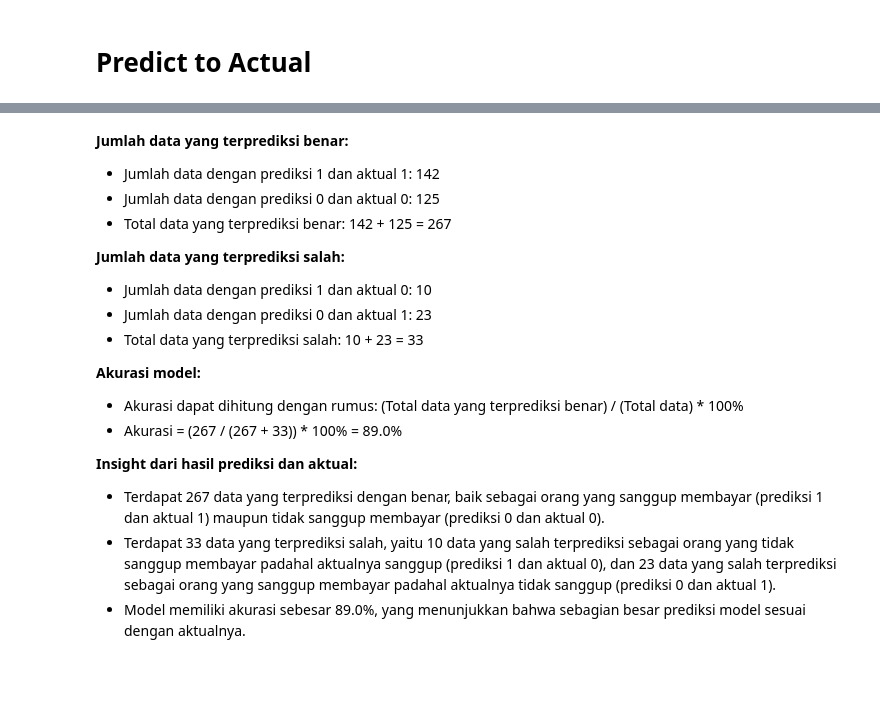
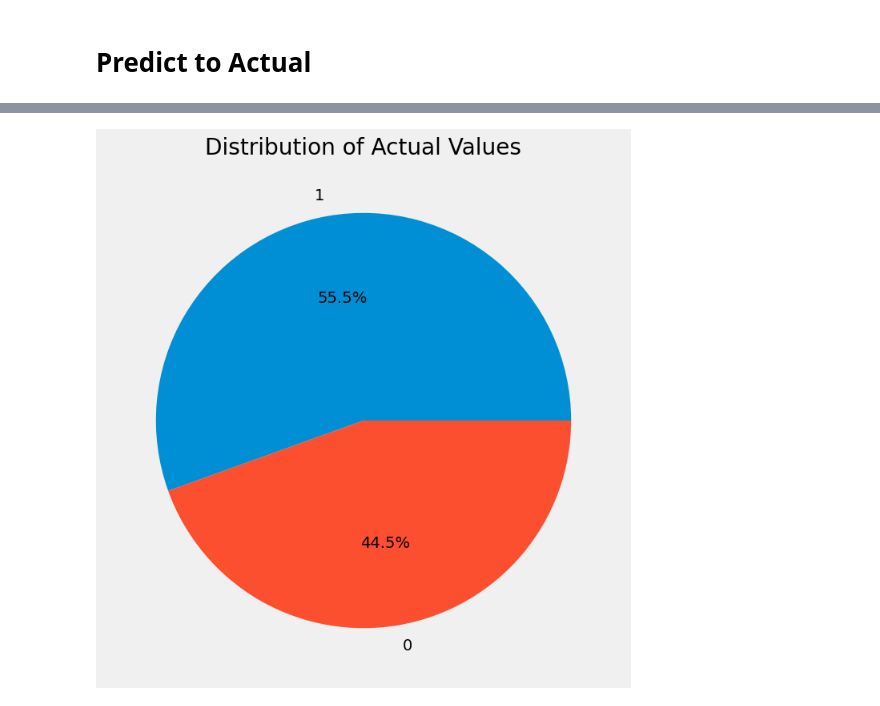
Before and after one commit to supriantositompul/CustomerAnalytics-ChurnPrediction, a Jupyter notebook: Final_Project_The_Revolutionaries.ipynb, the cells around one changed output, grey strips where cells are left out. Cells and saved outputs as stored; diff of their text form; code cells hidden in the pictures; blank space fills up the shorter version.

```diff
--- a/Final_Project_The_Revolutionaries.ipynb
+++ b/Final_Project_The_Revolutionaries.ipynb
@@ -2636,15 +2656,13 @@ pd.DataFrame({'Information Value': ['< 0.02', '0.02 - 0.1', '0.1 - 0.3', '0.3 -
 # %% [markdown]
 # Predict to Actual
 # %%
-# Menampilkan hasil prediksi dan aktual
 import pandas as pd
 
-# Ensure y_pred_smote and y_test have the same length
-y_pred_smote = y_pred_smote[:len(y_test)]
+# Assuming you have the predicted values stored in y_pred_lgb and the actual values in y_test
 
 # Create a DataFrame with predicted and actual values
-data_uji = pd.DataFrame({'Prediksi': y_pred_smote, 'Aktual': y_test})
+df = pd.DataFrame({'Actual': y_test, 'Predicted': y_pred_lgb})
 
 # Print the DataFrame
-print(data_uji)
+print(df)
 # %% [output]
@@ -2686,19 +2683,13 @@ plt.show()
-# %% [markdown]
-**Jumlah data yang terprediksi benar:**
-- Jumlah data dengan prediksi 1 dan aktual 1: 142
-- Jumlah data dengan prediksi 0 dan aktual 0: 125
-- Total data yang terprediksi benar: 142 + 125 = 267
-
-**Jumlah data yang terprediksi salah:**
-- Jumlah data dengan prediksi 1 dan aktual 0: 10
-- Jumlah data dengan prediksi 0 dan aktual 1: 23
-- Total data yang terprediksi salah: 10 + 23 = 33
-
-**Akurasi model:**
-- Akurasi dapat dihitung dengan rumus: (Total data yang terprediksi benar) / (Total data) * 100%
-- Akurasi = (267 / (267 + 33)) * 100% = 89.0%
-
-**Insight dari hasil prediksi dan aktual:**
-- Terdapat 267 data yang terprediksi dengan benar, baik sebagai orang yang sanggup membayar (prediksi 1 dan aktual 1) maupun tidak sanggup membayar (prediksi 0 dan aktual 0).
-- Terdapat 33 data yang terprediksi salah, yaitu 10 data yang salah terprediksi sebagai orang yang tidak sanggup membayar padahal aktualnya sanggup (prediksi 1 dan aktual 0), dan 23 data yang salah terprediksi sebagai orang yang sanggup membayar padahal aktualnya tidak sanggup (prediksi 0 dan aktual 1).
-- Model memiliki akurasi sebesar 89.0%, yang menunjukkan bahwa sebagian besar prediksi model sesuai dengan aktualnya.
+# %%
+import matplotlib.pyplot as plt
+
+# Hitung jumlah masing-masing nilai aktual
+actual_counts = df['Actual'].value_counts()
+
+# Plot pie chart
+plt.figure(figsize=(8, 8))
+plt.pie(actual_counts, labels=actual_counts.index, autopct='%1.1f%%')
+plt.title('Distribution of Actual Values')
+plt.show()
+# %% [output]
+[figure, added]
```
Also changed, not shown: parts of 29 cells of this notebook.
